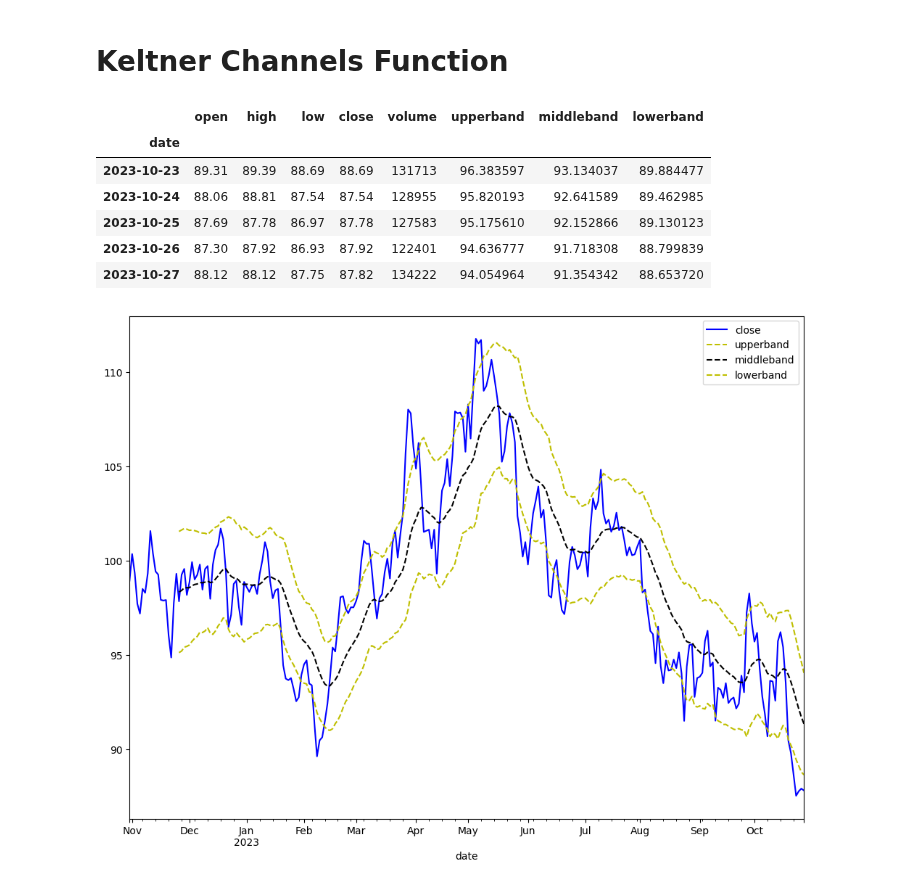
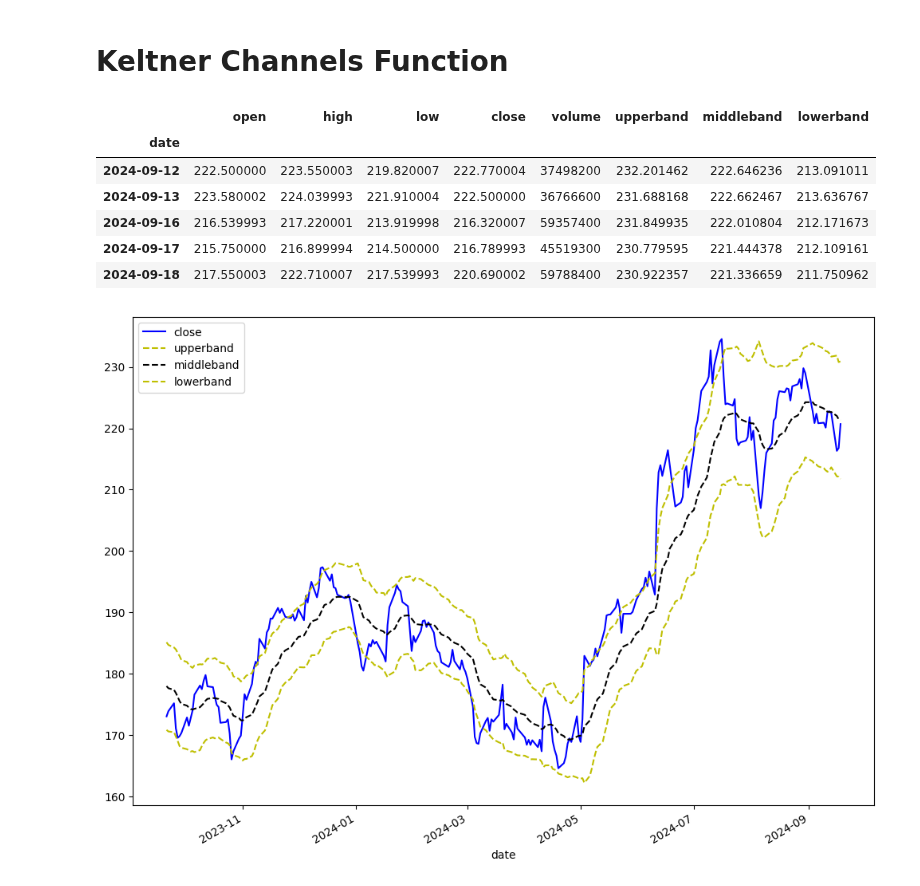
Before and after one commit to furechan/mintalib, a Jupyter notebook: examples/keltner-channels.ipynb, the cells around one changed output. Saved outputs shown, nothing was run; the diff lists cells and outputs as text; code cells hidden in the pictures.

```diff
--- a/examples/keltner-channels.ipynb
+++ b/examples/keltner-channels.ipynb
@@ -8,21 +8,21 @@ from mintalib.utils import random_prices
 
 mpl.rc("figure", figsize=(12, 9))
 # %%
-prices = random_prices(260)
+prices = sample_prices()
 prices = prices.join(KELTNER(prices))
 prices.tail()
 # %% [output]
 |  | open | high | low | close | volume | upperband | middleband | lowerband |
 | date |  |  |  |  |  |  |  |  |
-| 2023-10-23 | 89.31 | 89.39 | 88.69 | 88.69 | 131713 | 96.383597 | 93.134037 | 89.884477 |
-| 2023-10-24 | 88.06 | 88.81 | 87.54 | 87.54 | 128955 | 95.820193 | 92.641589 | 89.462985 |
-| 2023-10-25 | 87.69 | 87.78 | 86.97 | 87.78 | 127583 | 95.175610 | 92.152866 | 89.130123 |
-| 2023-10-26 | 87.30 | 87.92 | 86.93 | 87.92 | 122401 | 94.636777 | 91.718308 | 88.799839 |
-| 2023-10-27 | 88.12 | 88.12 | 87.75 | 87.82 | 134222 | 94.054964 | 91.354342 | 88.653720 |
+| 2024-09-12 | 222.500000 | 223.550003 | 219.820007 | 222.770004 | 37498200 | 232.201462 | 222.646236 | 213.091011 |
+| 2024-09-13 | 223.580002 | 224.039993 | 221.910004 | 222.500000 | 36766600 | 231.688168 | 222.662467 | 213.636767 |
+| 2024-09-16 | 216.539993 | 217.220001 | 213.919998 | 216.320007 | 59357400 | 231.849935 | 222.010804 | 212.171673 |
+| 2024-09-17 | 215.750000 | 216.899994 | 214.500000 | 216.789993 | 45519300 | 230.779595 | 221.444378 | 212.109161 |
+| 2024-09-18 | 217.550003 | 222.710007 | 217.539993 | 220.690002 | 59788400 | 230.922357 | 221.336659 | 211.750962 |
 # %%
-prices.plot(
+prices.tail(250).plot(
     y=["close", "upperband", "middleband", "lowerband"],
     style=["b", "y--", "k--", "y--"],
 );
 # %% [output]
-[figure, old version]
+[figure, new version]
```
Also changed, not shown: parts of 1 cell of this notebook, 38 other files.
